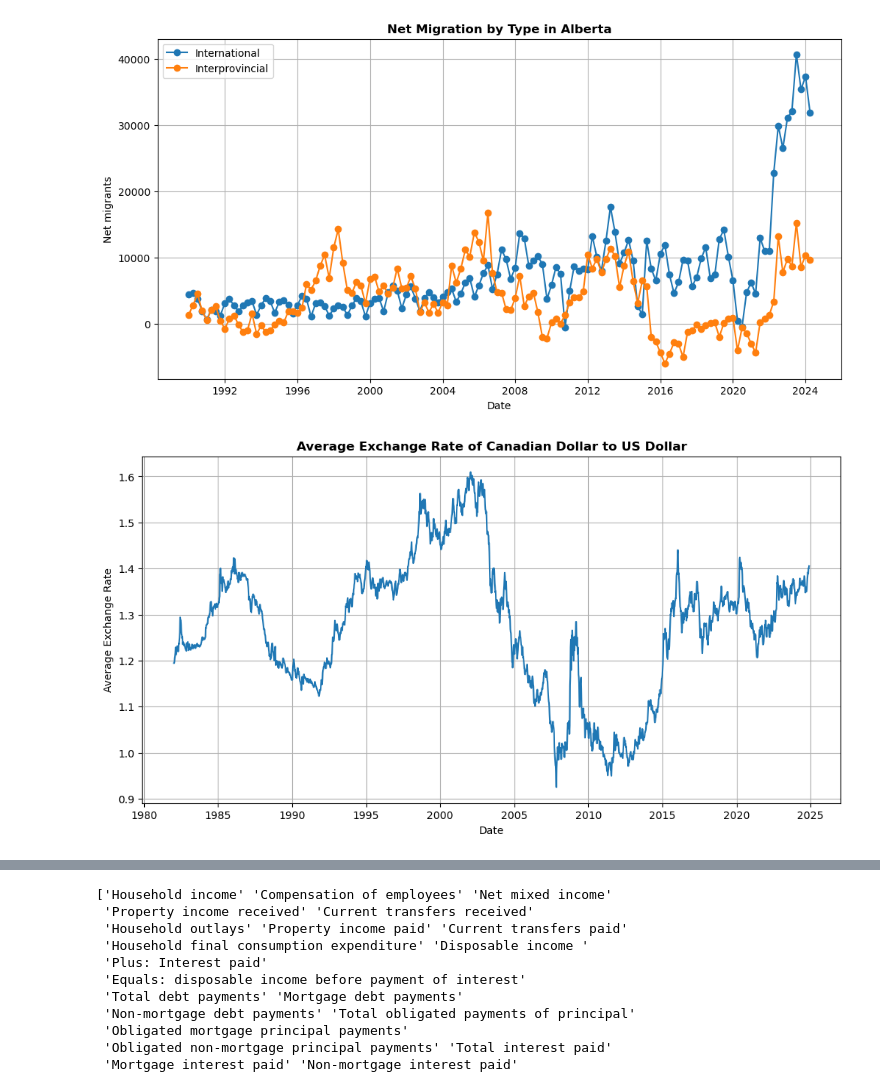
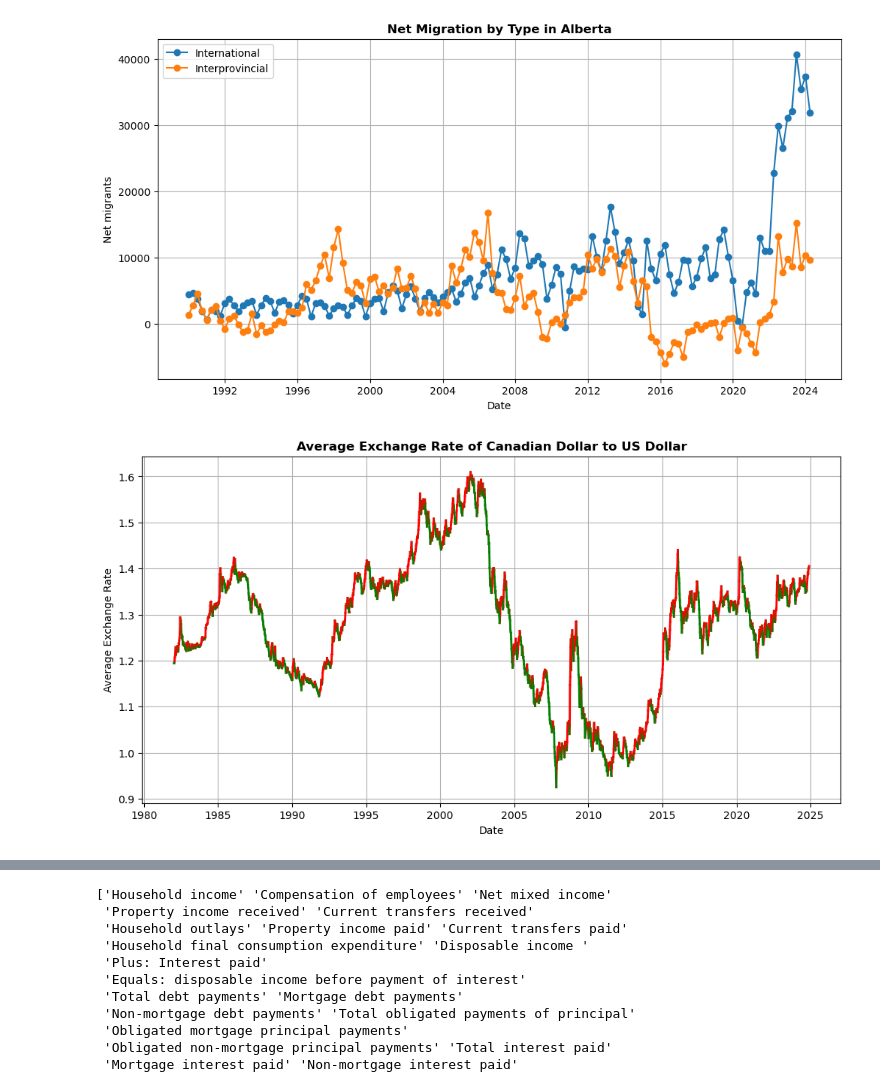
Before and after one commit to novomax-ca/CalgaryRealEstate, a Jupyter notebook: Calgary.ipynb, the cells around one changed output, grey strips where cells are left out. Drawn from its saved outputs; the diff is of its cells as text; code cells hidden in the pictures.

```diff
--- a/Calgary.ipynb
+++ b/Calgary.ipynb
@@ -143,10 +145,20 @@ for property_type in unique_types_of_properties:
     type_price_ranges = pd.cut(type_prices, bins=bins, labels=new_labels, right=False)
     type_price_counts = type_price_ranges.value_counts().sort_index()
 
-    type_price_counts.plot(kind='bar')
+    type_price_counts.plot(kind='bar', alpha=0.6, color='gray')
+
+    x = np.arange(len(type_price_counts))
+    y = type_price_counts.values
+    x_new = np.linspace(x.min(), x.max(), 300)
+    spl = make_interp_spline(x, y)
+    y_smooth = spl(x_new)
+
+    plt.plot(x_new, y_smooth, color='green', linestyle='-')
+
     plt.xlabel('Price Range, $K')
     plt.ylabel('Number of Properties')
     plt.title(f'Price distribution for {property_type}', fontweight='bold')
-    plt.xticks(rotation=45)
+    plt.xticks(ticks=np.arange(len(new_labels)), labels=new_labels, rotation=45)
+    plt.grid(True)
     plt.show()
 # %% [output]
@@ -271,21 +283,30 @@ plt.show()
 # %% [output]
 [figure]
 # %%
-# Build a plot of the average exchange rate of Canadian Dollar to US Dollar
+# Building a plot of the average exchange rate of Canadian Dollar to US Dollar
 
 currency_df = pd.read_csv('data_source/CanadaCurrencyStats.csv', parse_dates=['rowDate'])
 currency_df['average_rate'] = (currency_df['last_max'] + currency_df['last_min']) / 2
 
+currency_df['change'] = currency_df['average_rate'].diff()
+currency_df['color'] = currency_df['change'].apply(lambda x: 'green' if x > 0 else 'red')
+
 plt.figure(figsize=(12, 6))
-plt.plot(currency_df['rowDate'], currency_df['average_rate'])
+for i in range(1, len(currency_df)):
+    plt.plot(
+        currency_df['rowDate'].iloc[i-1:i+1],
+        currency_df['average_rate'].iloc[i-1:i+1],
+        color=currency_df['color'].iloc[i],
+        linewidth=2
+    )
 
 plt.title('Average Exchange Rate of Canadian Dollar to US Dollar', fontweight='bold')
 plt.xlabel('Date')
 plt.ylabel('Average Exchange Rate')
 plt.grid(True)
 plt.show()
 # %% [output]
-[figure, old version]
+[figure, new version]
 # %%
 # Building the plot for GDP of Alberta
 
```
Also changed, not shown: parts of 22 cells of this notebook.
